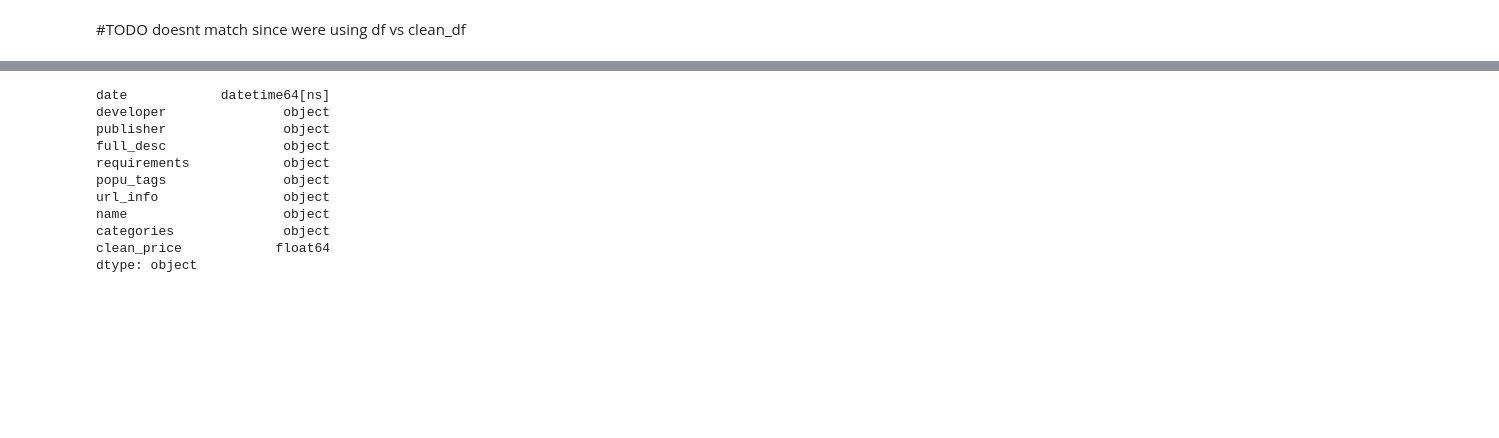
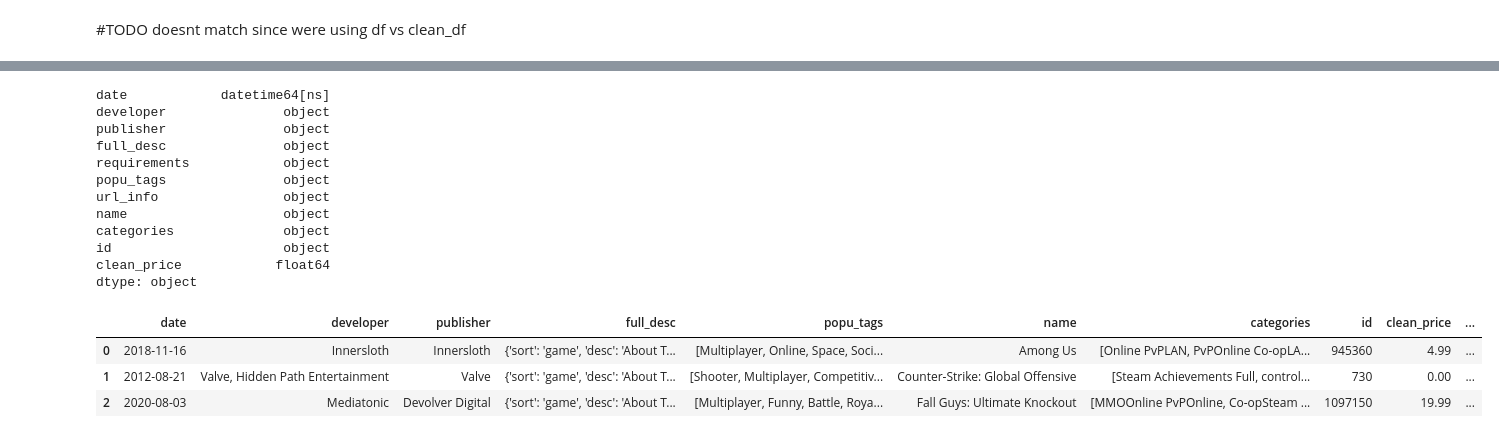
Before and after one commit to hypothetical-lemon/COMP4448, a Jupyter notebook: final_project.ipynb, the cells around one changed output, grey strips where cells are left out. Cells and saved outputs as stored; diff of their text form; code cells hidden in the pictures; blank space fills up the shorter version.

```diff
--- a/final_project.ipynb
+++ b/final_project.ipynb
@@ -146,0 +149,3 @@ clean_df.shape
+# %%
+clean_df = pd.concat([clean_df, df[['id']]], axis=1)
+clean_df.head(1)
@@ -248,7 +257,16 @@ popu_tags               object
 url_info                object
 name                    object
 categories              object
+id                      object
 clean_price            float64
 dtype: object
 # %%
-clean_df.drop('url_info', inplace=True, axis=1)
+clean_df.drop(['url_info', 'requirements'], inplace=True, axis=1)
+# %%
+clean_df = pd.concat([clean_df, df[['user_reviews', 'all_reviews']]], axis=1, join='inner')
+clean_df.head(3)
+# %% [output]
+|  | date | developer | publisher | full_desc | popu_tags | name | categories | id | clean_price | ... |
+| 0 | 2018-11-16 | Innersloth | Innersloth | {'sort': 'game', 'desc': 'About T... | [Multiplayer, Online, Space, Soci... | Among Us | [Online PvPLAN, PvPOnline Co-opLA... | 945360 | 4.99 | ... |
+| 1 | 2012-08-21 | Valve, Hidden Path Entertainment | Valve | {'sort': 'game', 'desc': 'About T... | [Shooter, Multiplayer, Competitiv... | Counter-Strike: Global Offensive | [Steam Achievements Full, control... | 730 | 0.00 | ... |
+| 2 | 2020-08-03 | Mediatonic | Devolver Digital | {'sort': 'game', 'desc': 'About T... | [Multiplayer, Funny, Battle, Roya... | Fall Guys: Ultimate Knockout | [MMOOnline PvPOnline, Co-opSteam ... | 1097150 | 19.99 | ... |
```
Also changed, not shown: parts of 8 cells of this notebook.
